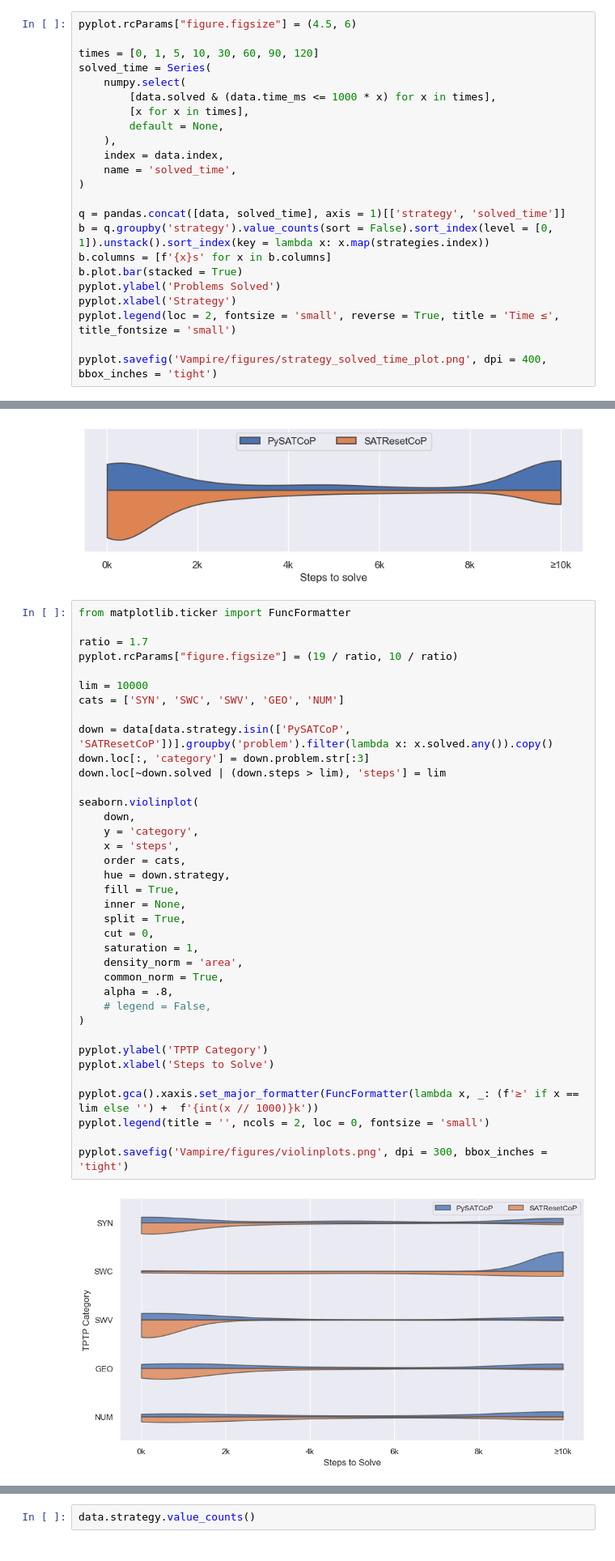
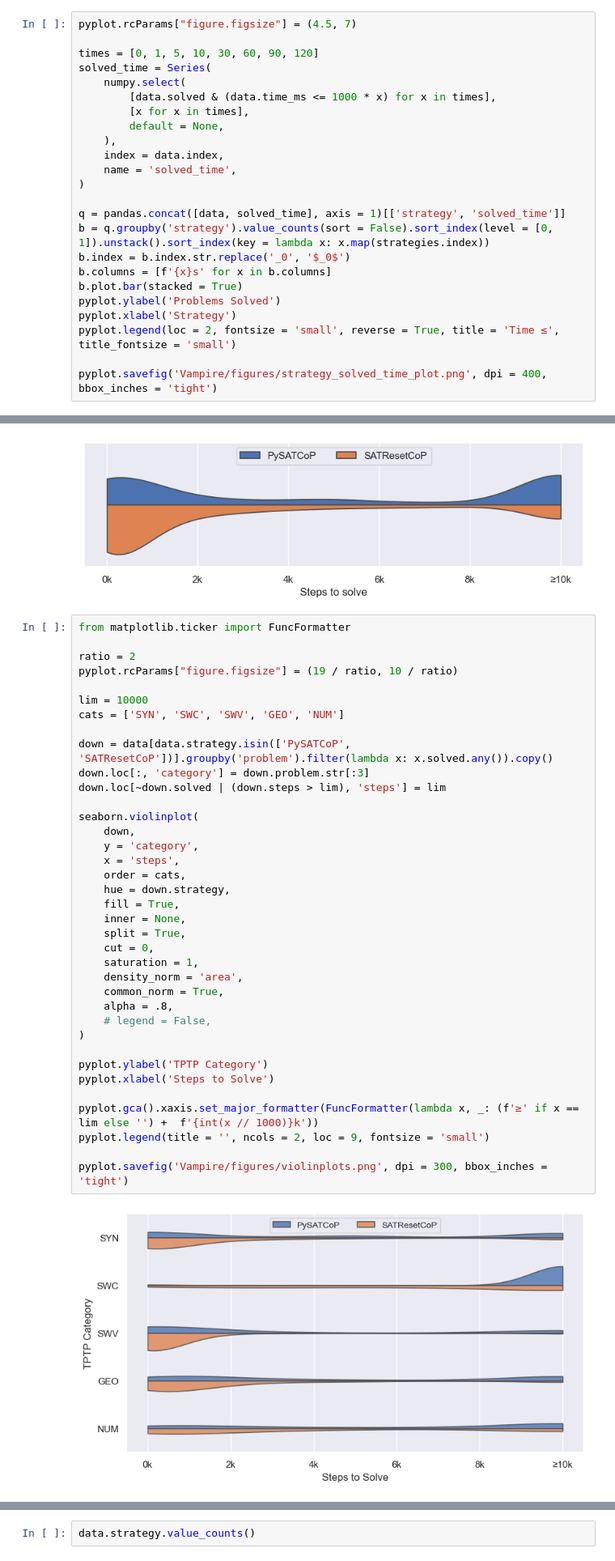
Before and after one commit to mfixman/connections, a Jupyter notebook: jupyter/Vampire.ipynb, the cells around one changed output, grey strips where cells are left out. Shown at 81% size. Drawn from its saved outputs; the diff is of its cells as text.

```diff
--- a/jupyter/Vampire.ipynb
+++ b/jupyter/Vampire.ipynb
@@ -302,7 +302,7 @@ b
 # %% [markdown]
 #
 # %%
-pyplot.rcParams["figure.figsize"] = (4.5, 6)
+pyplot.rcParams["figure.figsize"] = (4.5, 7)
 
 times = [0, 1, 5, 10, 30, 60, 90, 120]
 solved_time = Series(
@@ -317,6 +317,7 @@ solved_time = Series(
 
 q = pandas.concat([data, solved_time], axis = 1)[['strategy', 'solved_time']]
 b = q.groupby('strategy').value_counts(sort = False).sort_index(level = [0, 1]).unstack().sort_index(key = lambda x: x.map(strategies.index))
+b.index = b.index.str.replace('_0', '$_0$')
 b.columns = [f'{x}s' for x in b.columns]
 b.plot.bar(stacked = True)
 pyplot.ylabel('Problems Solved')
@@ -512,42 +525,42 @@ pyplot.savefig('Vampire/figures/violinplot_all_problems.png', dpi = 300, bbox_in
 # %%
 from matplotlib.ticker import FuncFormatter
 
-ratio = 1.7
+ratio = 2
 pyplot.rcParams["figure.figsize"] = (19 / ratio, 10 / ratio)
 
 lim = 10000
 cats = ['SYN', 'SWC', 'SWV', 'GEO', 'NUM']
 
 down = data[data.strategy.isin(['PySATCoP', 'SATResetCoP'])].groupby('problem').filter(lambda x: x.solved.any()).copy()
 down.loc[:, 'category'] = down.problem.str[:3]
 down.loc[~down.solved | (down.steps > lim), 'steps'] = lim
 
 seaborn.violinplot(
     down,
     y = 'category',
     x = 'steps',
     order = cats,
     hue = down.strategy,
     fill = True,
     inner = None,
     split = True,
     cut = 0,
     saturation = 1,
     density_norm = 'area',
     common_norm = True,
     alpha = .8,
     # legend = False,
 )
 
 pyplot.ylabel('TPTP Category')
 pyplot.xlabel('Steps to Solve')
 
 pyplot.gca().xaxis.set_major_formatter(FuncFormatter(lambda x, _: (f'≥' if x == lim else '') +  f'{int(x // 1000)}k'))
-pyplot.legend(title = '', ncols = 2, loc = 0, fontsize = 'small')
+pyplot.legend(title = '', ncols = 2, loc = 9, fontsize = 'small')
 
 pyplot.savefig('Vampire/figures/violinplots.png', dpi = 300, bbox_inches = 'tight')
 # %% [output]
-[figure, old version]
+[figure, new version]
 # %%
 from matplotlib.ticker import FuncFormatter
 
```
Also changed, not shown: parts of 3 cells of this notebook, 5 other files.
